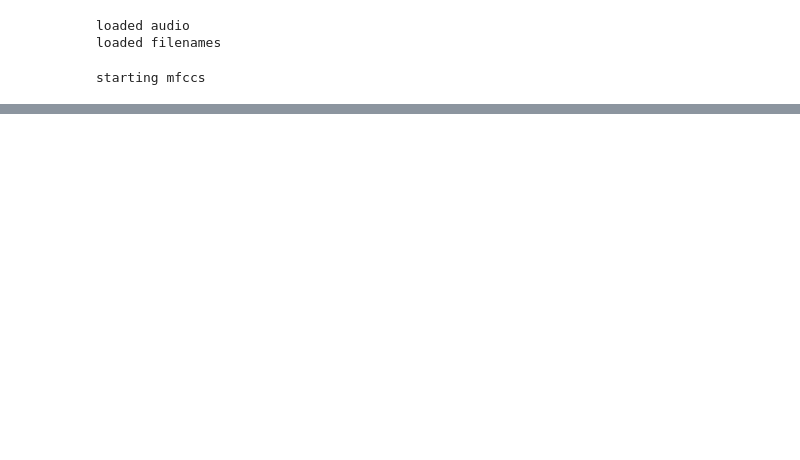
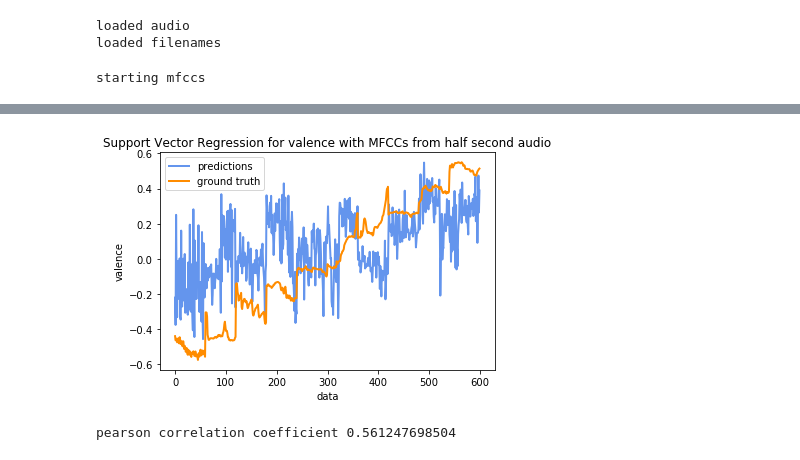
Before and after one commit to rytrose/MUSI-6201-Project, a Jupyter notebook: svm/Baseline.ipynb, the cells around one changed output, grey strips where cells are left out. Cells and saved outputs as stored; diff of their text form; code cells hidden in the pictures; blank space fills up the shorter version.

```diff
--- a/svm/Baseline.ipynb
+++ b/svm/Baseline.ipynb
@@ -31,0 +54,10 @@ plt.show()
+# %%
+for i in [0, 1, 2, 3, 4, 5]:
+    train_valence_audio, dumby_doo_doo, train_valence_labels = split_set(b.train_valence_filenames, 2**i, b.audio)
+    test_valence_audio, dumby_doo_doo, test_valence_labels = split_set(b.test_valence_filenames, 2**i, b.audio)
+    train_arousal_audio, train_arousal_labels, dumby_doo_doo = split_set(b.train_arousal_filenames, 2**i, b.audio)
+    test_arousal_audio, test_arousal_labels, dumby_doo_doo = split_set(b.test_arousal_filenames, 2**i, b.audio)
+    arousal_filename = 'MODEL_arousal_mfcc_'+str(2**i)+'_seconds.sav'
+    valence_filename = 'MODEL_valence_mfcc_'+str(2**i)+'_seconds.sav'
+    b.train(train_arousal_labels, calcMFCCs(train_arousal_audio), arousal_filename)
+    b.train(train_valence_labels, calcMFCCs(train_valence_audio), valence_filename)
@@ -31,0 +177,27 @@ plt.show()
+# %%
+def plot_results(length, label_type):
+    len_str = str(length) if length != 0.5 else 'half'
+    clf = None
+    test_audio = None
+    test_labels = None
+    if label_type == 'valence':
+        test_audio, dumby_doo_doo, test_labels = split_set(b.test_valence_filenames, length, b.audio)
+        clf = pickle.load( open( "baseline_MFCC_models/MODEL_valence_mfcc_"+len_str+"_seconds.sav", "rb" ) )
+    else:
+        test_audio, test_labels, dumby_doo_doo = split_set(b.test_arousal_filenames, length, b.audio)
+        clf = pickle.load( open( "baseline_MFCC_models/MODEL_arousal_mfcc_"+len_str+"_seconds.sav", "rb" ) )
+    predictions = clf.predict(calcMFCCs(test_audio))
+    lw = 2
+    plt.plot(np.array(range(len(predictions))), predictions, color='cornflowerblue', lw=lw, label='predictions')
+    plt.plot(np.array(range(len(test_labels))), test_labels, color='darkorange', lw=lw, label='ground truth')
+    plt.xlabel('data')
+    plt.ylabel(label_type)
+    plt.title('Support Vector Regression for '+label_type+' with MFCCs from '+len_str+' second audio')
+    plt.legend()
+    plt.show()
+    print 'pearson correlation coefficient', (np.corrcoef(predictions, test_labels)[0, 1])
+# %%
+plot_results(.5, 'valence')
+# %% [output]
+[figure, added]
+pearson correlation coefficient 0.561247698504
```
Also changed, not shown: parts of 4 cells of this notebook, 2 other files.
